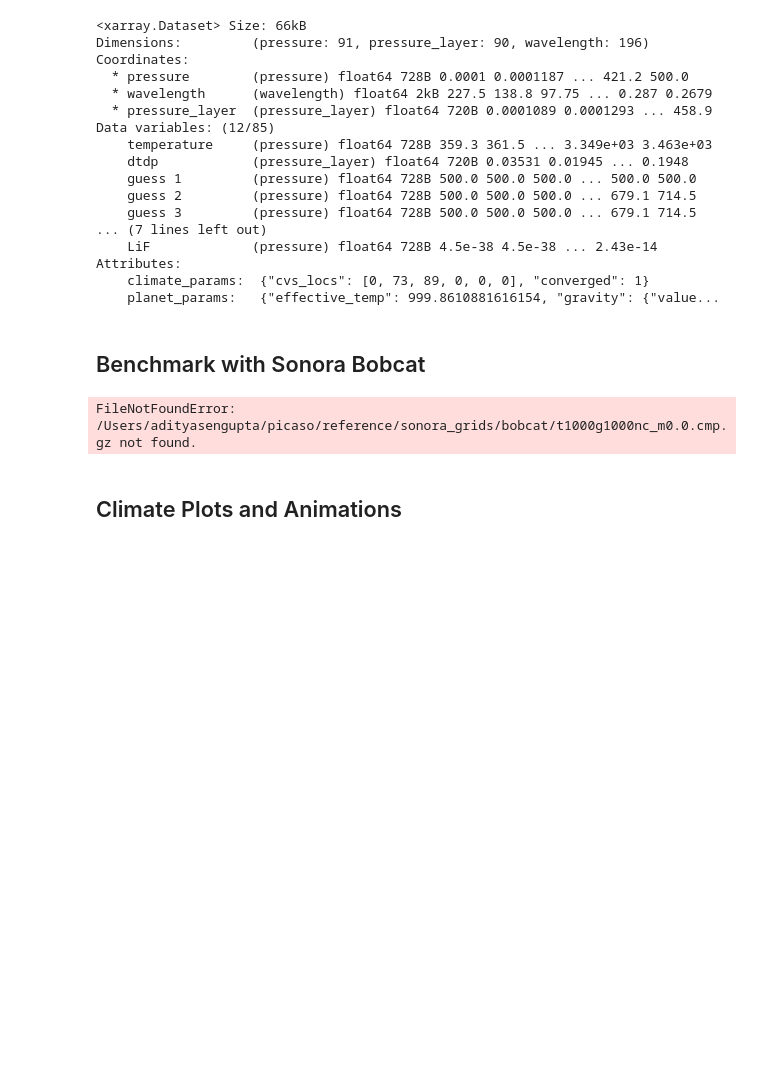
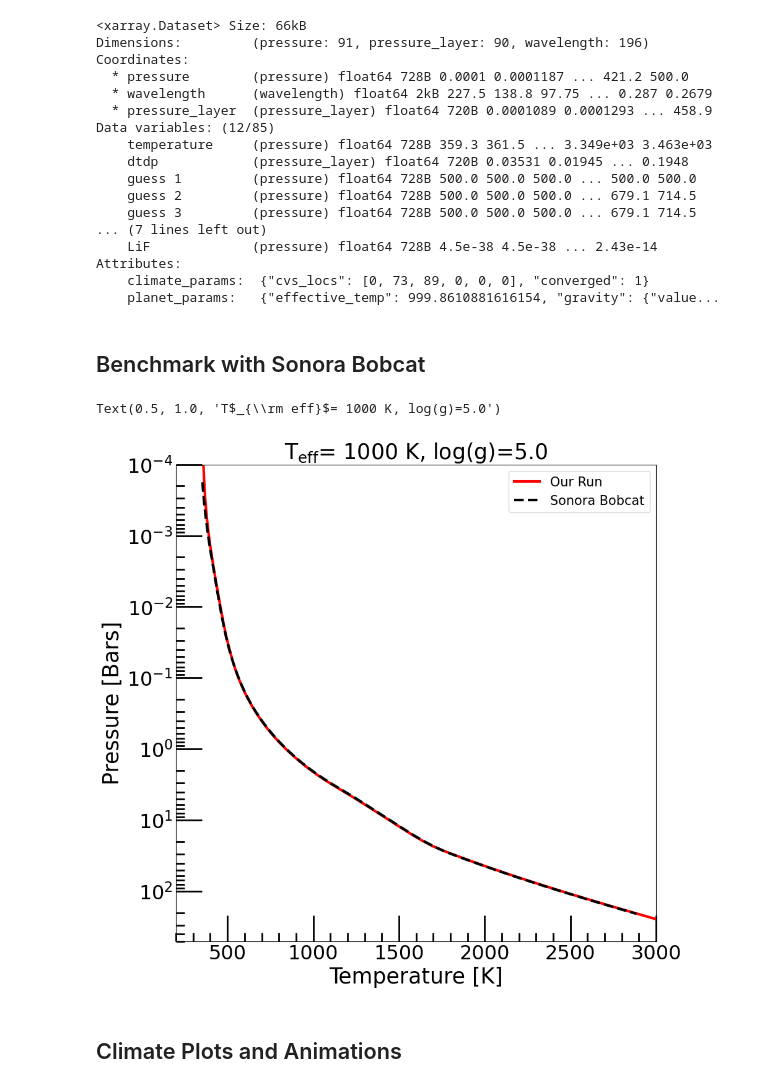
Before and after one commit to natashabatalha/picaso, a Jupyter notebook: docs/notebooks/D_climate/1_BrownDwarf_PreW.ipynb, the cells around one changed output. Drawn from its saved outputs; the diff is of its cells as text; code cells hidden in the pictures; blank space fills up the shorter version.

```diff
--- a/docs/notebooks/D_climate/1_BrownDwarf_PreW.ipynb
+++ b/docs/notebooks/D_climate/1_BrownDwarf_PreW.ipynb
@@ -84,7 +84,7 @@ mh = '+000' #log metallicity
 CtoO = '100'# CtoO ratio relative to solar
 
 ck_db = os.path.join(os.getenv('picaso_refdata'),'opacities', 'preweighted', f'sonora_2020_feh{mh}_co_{CtoO}.data.196')
-sonora_profile_db = os.path.join(os.getenv('picaso_refdata'),'sonora_grids','bobcat')
+sonora_profile_db = os.path.join(os.getenv('picaso_refdata'),'sonora_grids','bobcat', 'structures_m+0.0')
 
 # and not the line by line opacities
 opacity_ck = jdi.opannection(ck_db=ck_db,method='preweighted') # grab your opacities
@@ -173,29 +179,30 @@ Attributes:
 ## Benchmark with Sonora Bobcat
 # %%
 pressure_bobcat,temp_bobcat = np.loadtxt(jdi.os.path.join(
-                            sonora_profile_db,f"t{teff}g{grav}nc_m0.0.cmp.gz"),
+                            sonora_profile_db,f"t{teff}g{grav}nc_m0.0.dat"),
                             usecols=[1,2],unpack=True, skiprows = 1)
 
 plt.figure(figsize=(10,10))
 plt.ylabel("Pressure [Bars]", fontsize=25)
 plt.xlabel('Temperature [K]', fontsize=25)
 plt.ylim(500,1e-4)
 plt.xlim(200,3000)
 
 plt.semilogy(out['temperature'],out['pressure'],color="r",linewidth=3,label="Our Run")
 
 plt.semilogy(temp_bobcat,pressure_bobcat,color="k",linestyle="--",linewidth=3,label="Sonora Bobcat")
 
 
 plt.minorticks_on()
 plt.tick_params(axis='both',which='major',length =30, width=2,direction='in',labelsize=23)
 plt.tick_params(axis='both',which='minor',length =10, width=2,direction='in',labelsize=23)
 
 plt.legend(fontsize=15)
 
 plt.title(r"T$_{\rm eff}$= 1000 K, log(g)=5.0",fontsize=25)
 # %% [output]
-FileNotFoundError: /Users/adityasengupta/picaso/reference/sonora_grids/bobcat/t1000g1000nc_m0.0.cmp.gz not found.
+Text(0.5, 1.0, 'T$_{\\rm eff}$= 1000 K, log(g)=5.0')
+[figure, added]
 # %% [markdown]
 ## Climate Plots and Animations
 # %% [markdown]
```
Also changed, not shown: parts of 1 cell of this notebook, 6 other files.
